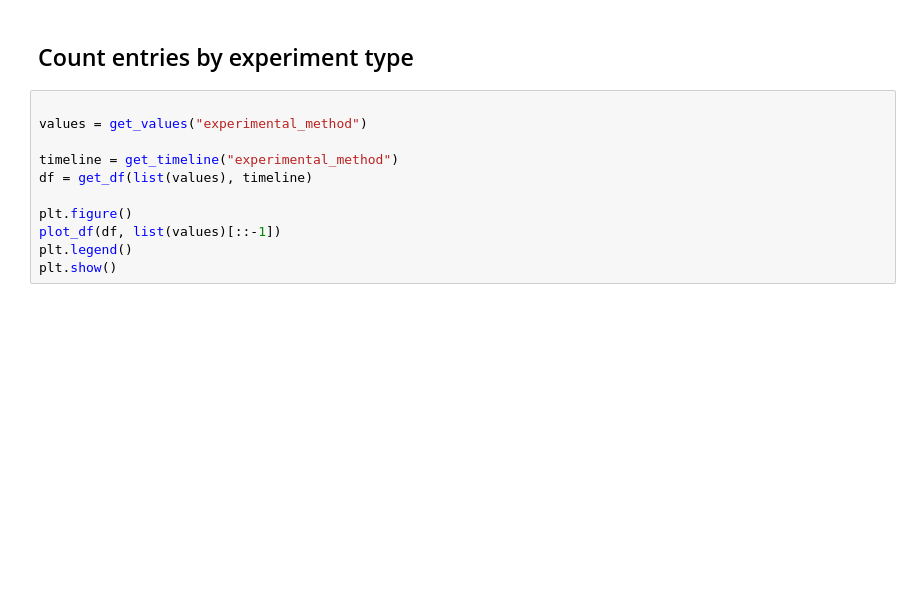
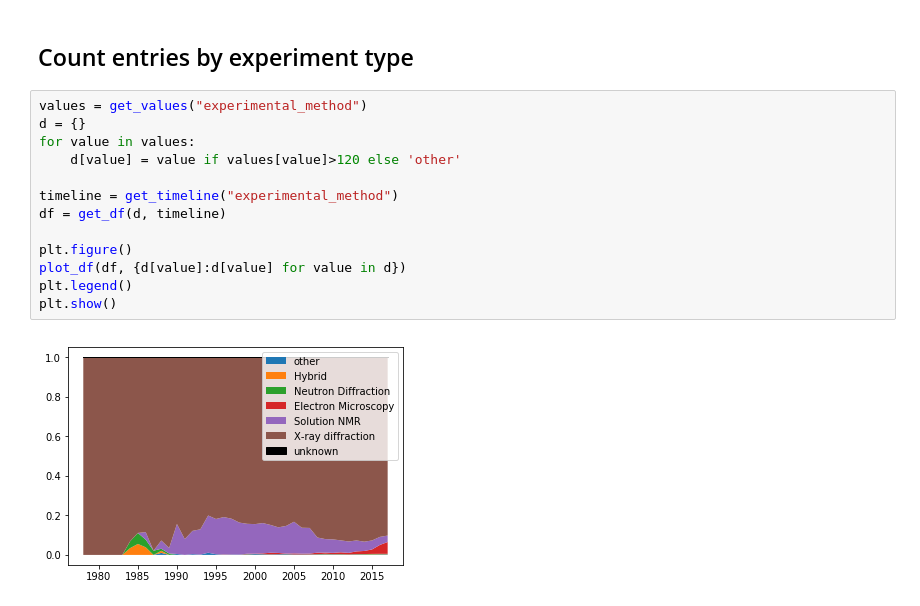
Before and after one commit to PDBeurope/PDBe_Programming, a Jupyter notebook: search_interface/notebooks/Timeline.ipynb, the cells around one changed output. Drawn from its saved outputs; the diff is of its cells as text; blank space fills up the shorter version.

```diff
--- a/search_interface/notebooks/Timeline.ipynb
+++ b/search_interface/notebooks/Timeline.ipynb
@@ -181,13 +185,17 @@ plt.show()
 # %% [markdown]
 ## Count entries by experiment type
 # %%
-
 values = get_values("experimental_method")
+d = {}
+for value in values:
+    d[value] = value if values[value]>120 else 'other'
 
 timeline = get_timeline("experimental_method")
-df = get_df(list(values), timeline)
+df = get_df(d, timeline)
 
 plt.figure()
-plot_df(df, list(values)[::-1])
+plot_df(df, {d[value]:d[value] for value in d})
 plt.legend()
 plt.show()
+# %% [output]
+[figure, added]
```
Also changed, not shown: parts of 5 cells of this notebook.
